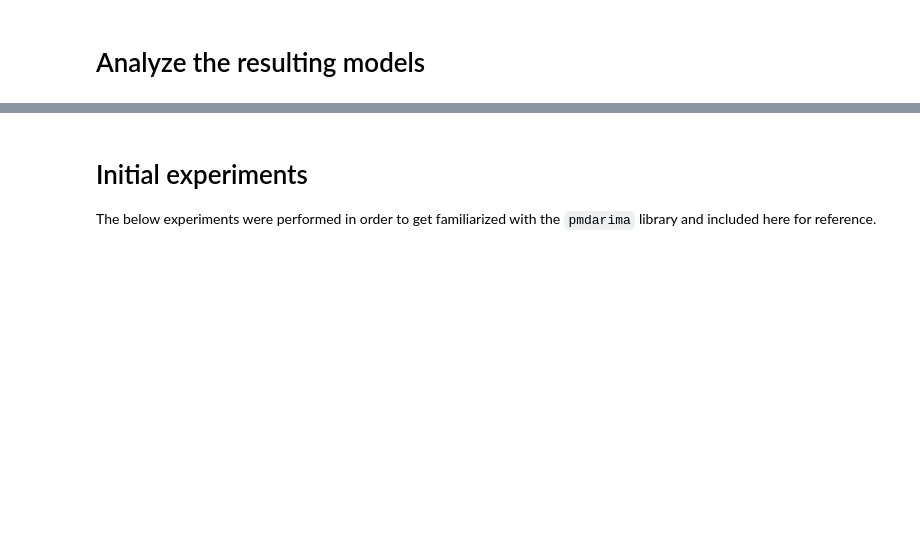
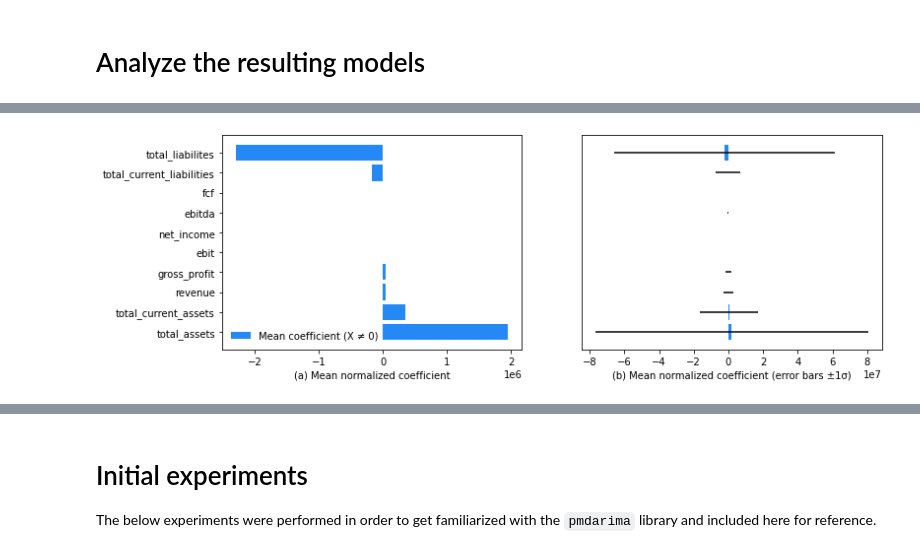
Before and after one commit to Krankile/npmf, a Jupyter notebook: notebooks/multivariate_statistical_forecacst.ipynb, the cells around one changed output, grey strips where cells are left out. Cells and saved outputs as stored; diff of their text form; code cells hidden in the pictures; blank space fills up the shorter version.

Commit message:
Add more analysis of arimax coefficients

```diff
--- a/notebooks/multivariate_statistical_forecacst.ipynb
+++ b/notebooks/multivariate_statistical_forecacst.ipynb
@@ -465,0 +462,3 @@ Mean: 0.1190767872534566 Median: 0.0014910733466418317
+# %%
+coeff_df = pd.DataFrame(coeffs).rename(columns={"eur": "eur_fx", "gbp": "gbp_fx", "cny": "cny_fx"})
+coeff_df.isna().sum(axis=0) / coeff_df.shape[0]
@@ -465,0 +483,9 @@ Mean: 0.1190767872534566 Median: 0.0014910733466418317
+# %%
+denom_df = pd.DataFrame(index=coeff_df.index, columns=coeff_df.columns)
+
+for ticker in tqdm(coeff_df.index):
+
+    ys, exs = get_arimax_training_data(stck, fund, macr, ticker, 240)
+    denom_df.loc[ticker, :] = ys.mean() / exs.mean(axis=0, skipna=True)
+
+denom_df
@@ -465,0 +526,27 @@ Mean: 0.1190767872534566 Median: 0.0014910733466418317
+# %%
+coeffs = (coeff_df / denom_df)
+
+coeffs = coeffs[coeffs.abs() < 1e10]
+coeffs = coeffs.loc[:, coeffs.mean(axis=0, skipna=True).abs() > 1]
+
+mean_coeff = coeffs.mean(axis=0, skipna=True).sort_values(ascending=False)
+std_coeff = coeffs.std(axis=0, skipna=True)[mean_coeff.index]
+# %%
+mpl.rcParams['figure.figsize'] = (12, 4)
+
+fig, (ax1, ax2) = plt.subplots(ncols=2)
+
+
+ax1.barh(mean_coeff.index, mean_coeff.values, label="Mean coefficient (X ≠ 0)")
+ax2.barh(mean_coeff.index, mean_coeff.values, xerr=std_coeff)
+ax2.yaxis.set_visible(False)
+
+ax1.set_xlabel("(a) Mean normalized coefficient")
+ax2.set_xlabel("(b) Mean normalized coefficient (error bars ±1σ)")
+
+ax1.legend(frameon=False);
+
+#plt.xlabel("Mean change in predicted market cap")
+#plt.legend(frameon=False);
+# %% [output]
+[figure, added]
```
Also changed, not shown: parts of 31 cells of this notebook.
